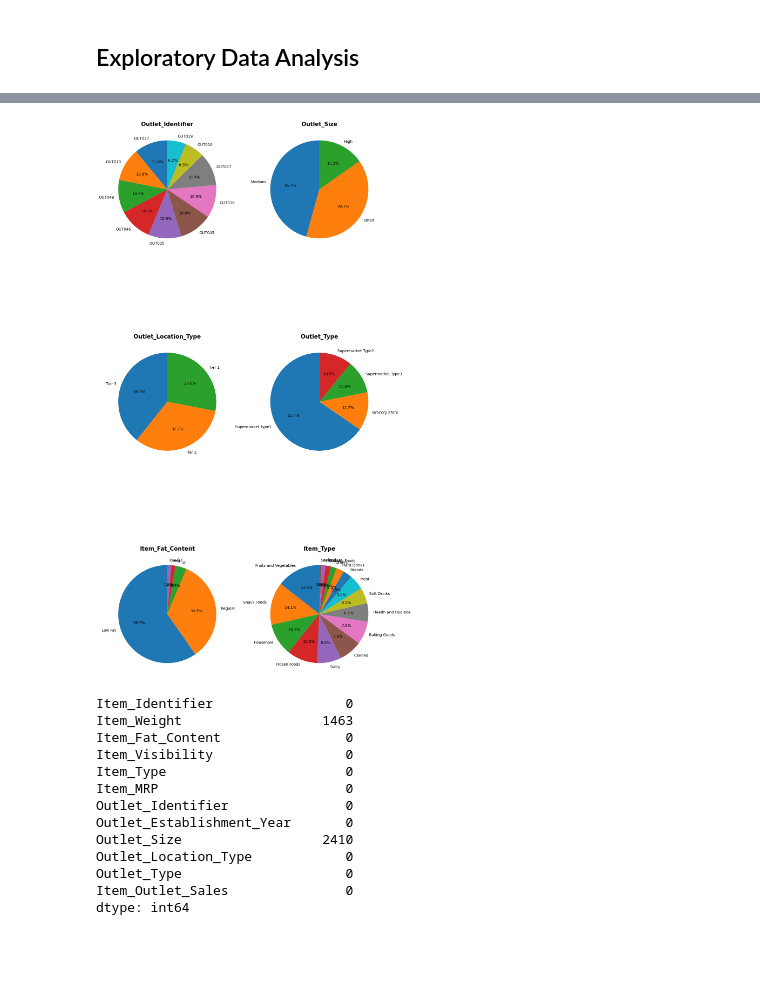
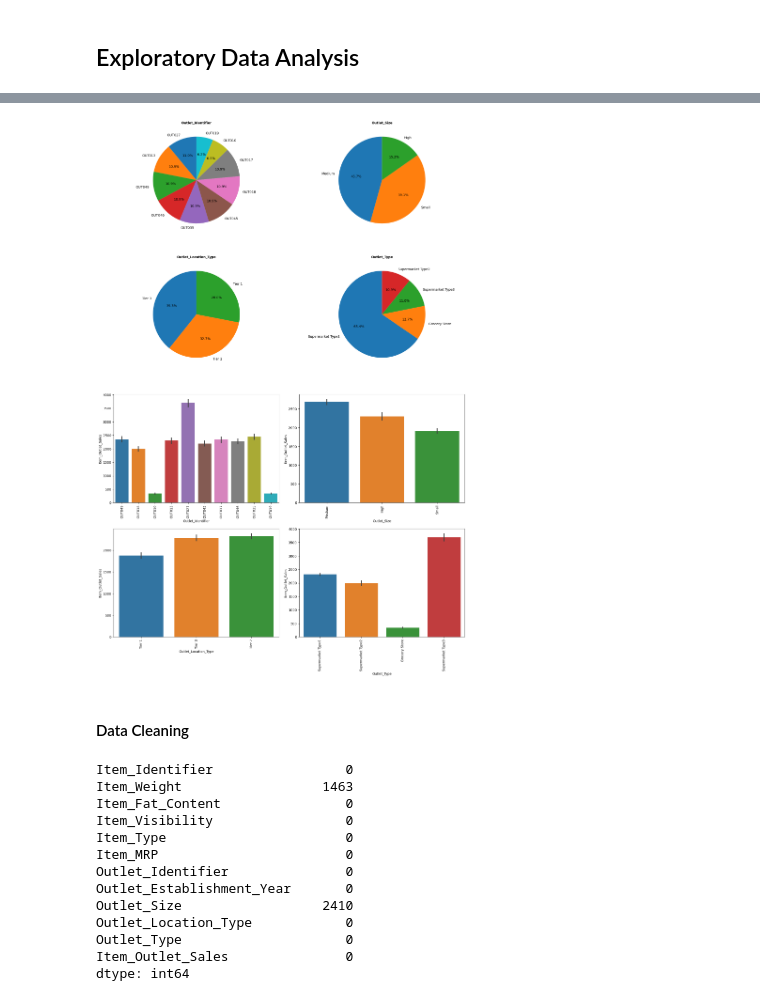
Before and after one commit to edidiongaligbe/Evaluation_Metrics, a Jupyter notebook: Regression.ipynb, the cells around one changed output, grey strips where cells are left out. Cells and saved outputs as stored; diff of their text form; code cells hidden in the pictures; blank space fills up the shorter version.

Commit message:
Update Regression.ipynb
Data visualization completed

```diff
--- a/Regression.ipynb
+++ b/Regression.ipynb
@@ -122,0 +136,11 @@ plt.show()
+# %%
+fig, axes = plt.subplots(nrows=1, ncols=2, figsize=(16, 5))
+fig.subplots_adjust(hspace=0.200, wspace=0.125)
+
+#Item Sales Information
+for i, column in enumerate(item_info):
+    sns.barplot( x=train[column], y = 'Item_Outlet_Sales', data=train, ax=axes[i])
+    axes[i].set_xticklabels(axes[i].get_xticklabels(), rotation=90)
+
+plt.tight_layout(pad=1.5)
+plt.show()
@@ -123,31 +149,36 @@ plt.show()
 # %%
 def create_pie_subplot(column_data, column_name, row, column):
     counts = column_data.value_counts()
     axes[row, column].pie(counts, labels=counts.index, autopct='%1.1f%%', startangle=90)
-    axes[row, column].set_title(column_name, fontdict={'size':15, 'weight':'bold', 'color':'black'})
+    axes[row, column].set_title(column_name, fontdict={'size':10, 'weight':'bold', 'color':'black'})
 
-fig, axes = plt.subplots(nrows=3, ncols=2, figsize=(12, 25))
+def create_bar_subplot(x_column, row, column):
+    sns.barplot( x=x_column, y = 'Item_Outlet_Sales', data=train, ax=axes[r, c])
+    axes[row, column].set_xticklabels(axes[r, c].get_xticklabels(), rotation=90)
+
+fig, axes = plt.subplots(nrows=4, ncols=2, figsize=(16, 24))
+fig.subplots_adjust(hspace=0.200, wspace=0.125)
 
 #Outlet Information
-outlet_info = ['Outlet_Identifier', 'Outlet_Size', 'Outlet_Location_Type', 'Outlet_Type']
-
-k = 0 #Start from the second item in the 'categorical' list
+k = 0
 for r in range(2):
     for c in range(2):
         create_pie_subplot(train[outlet_info[k]], outlet_info[k], r, c)
-        #counts = train[outlet_info[k]].value_counts()
-        #axes[r, c].pie(counts, labels=counts.index, autopct='%1.1f%%', startangle=90)
-        #axes[r, c].set_title(outlet_info[k], fontdict={'size':15, 'weight':'bold', 'color':'black'})
         k += 1
 
-item_info = ['Item_Fat_Content', 'Item_Type']
-for i, column in enumerate(item_info):
-    create_pie_subplot(train[item_info[i]], item_info[i], 2, i)
+#Outlet Sales Information
+k = 0
+for r in range(2, 4):
+    for c in range(2):
+        create_bar_subplot(train[outlet_info[k]], r, c)
+        k += 1
 
 plt.tight_layout(pad=1.5)
 plt.show()
 # %% [output]
-[figure, old version]
+[figure, new version]
+# %% [markdown]
+#### Data Cleaning
 # %%
 #check for null values in train dataset
 train.isna().sum()
```
Also changed, not shown: parts of 14 cells of this notebook.
